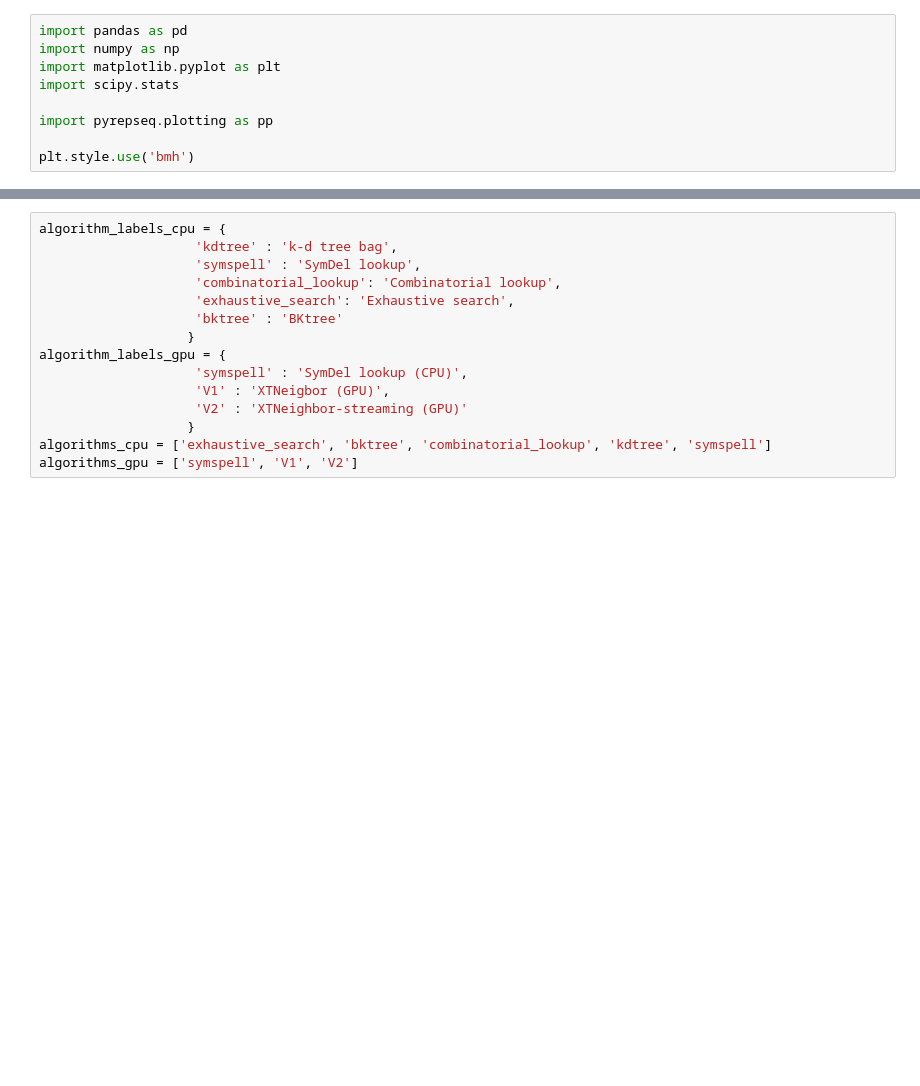
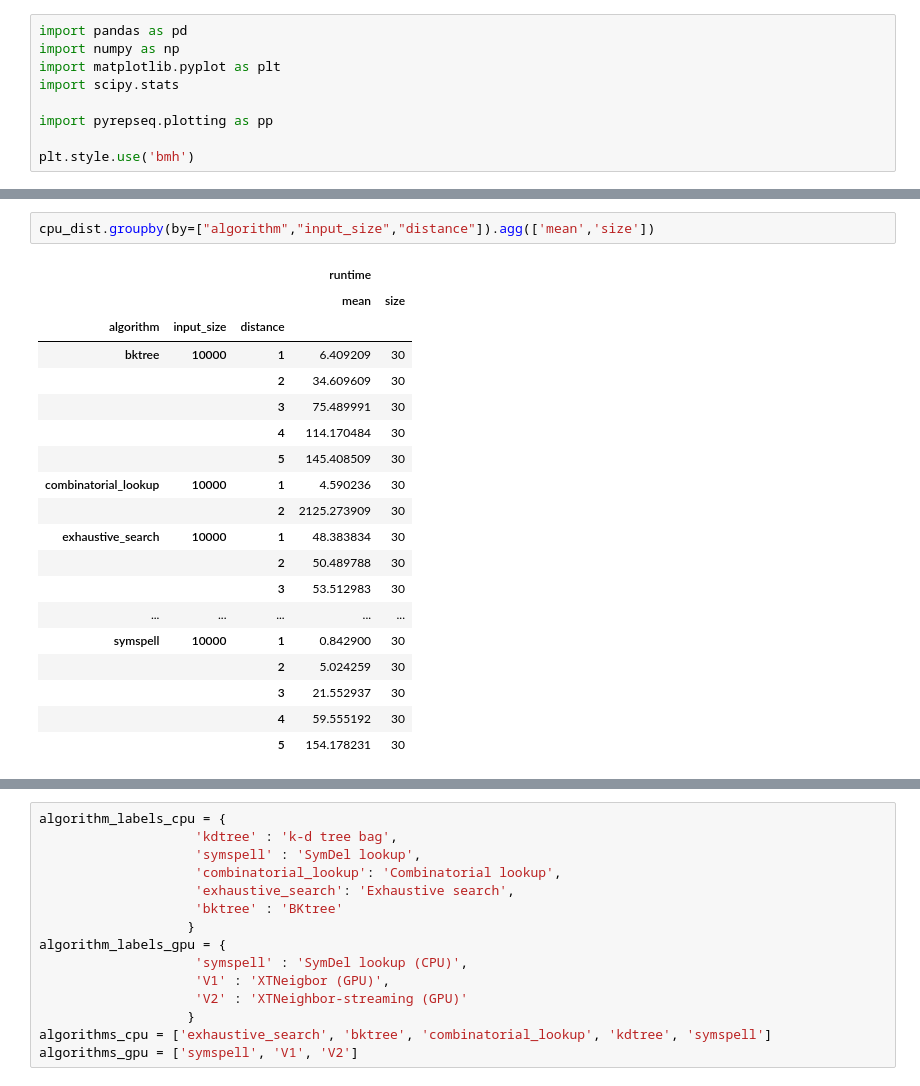
Before and after one commit to heartnetkung/XT-neighbor, a Jupyter notebook: pub/scaling_plots.ipynb, the cells around one changed output, grey strips where cells are left out. Drawn from its saved outputs; the diff is of its cells as text; blank space fills up the shorter version.

```diff
--- a/pub/scaling_plots.ipynb
+++ b/pub/scaling_plots.ipynb
@@ -53,3 +86,25 @@ cpu_dist.head()
+# %%
+cpu_dist.groupby(by=["algorithm","input_size","distance"]).agg(['mean','size'])
+# %% [output]
+|  |  |  | runtime |  |
+|  |  |  | mean | size |
+| algorithm | input_size | distance |  |  |
+| bktree | 10000 | 1 | 6.409209 | 30 |
+|  |  | 2 | 34.609609 | 30 |
+|  |  | 3 | 75.489991 | 30 |
+|  |  | 4 | 114.170484 | 30 |
+|  |  | 5 | 145.408509 | 30 |
+| combinatorial_lookup | 10000 | 1 | 4.590236 | 30 |
+|  |  | 2 | 2125.273909 | 30 |
+| exhaustive_search | 10000 | 1 | 48.383834 | 30 |
+|  |  | 2 | 50.489788 | 30 |
+|  |  | 3 | 53.512983 | 30 |
+| ... | ... | ... | ... | ... |
+| symspell | 10000 | 1 | 0.842900 | 30 |
+|  |  | 2 | 5.024259 | 30 |
+|  |  | 3 | 21.552937 | 30 |
+|  |  | 4 | 59.555192 | 30 |
+|  |  | 5 | 154.178231 | 30 |
 # %%
 gpu_dist = pd.read_csv('../data/gpu_dist_benchmark.csv', index_col=0)
 gpu_dist.head()
```
Also changed, not shown: parts of 8 cells of this notebook, 1 other file.
